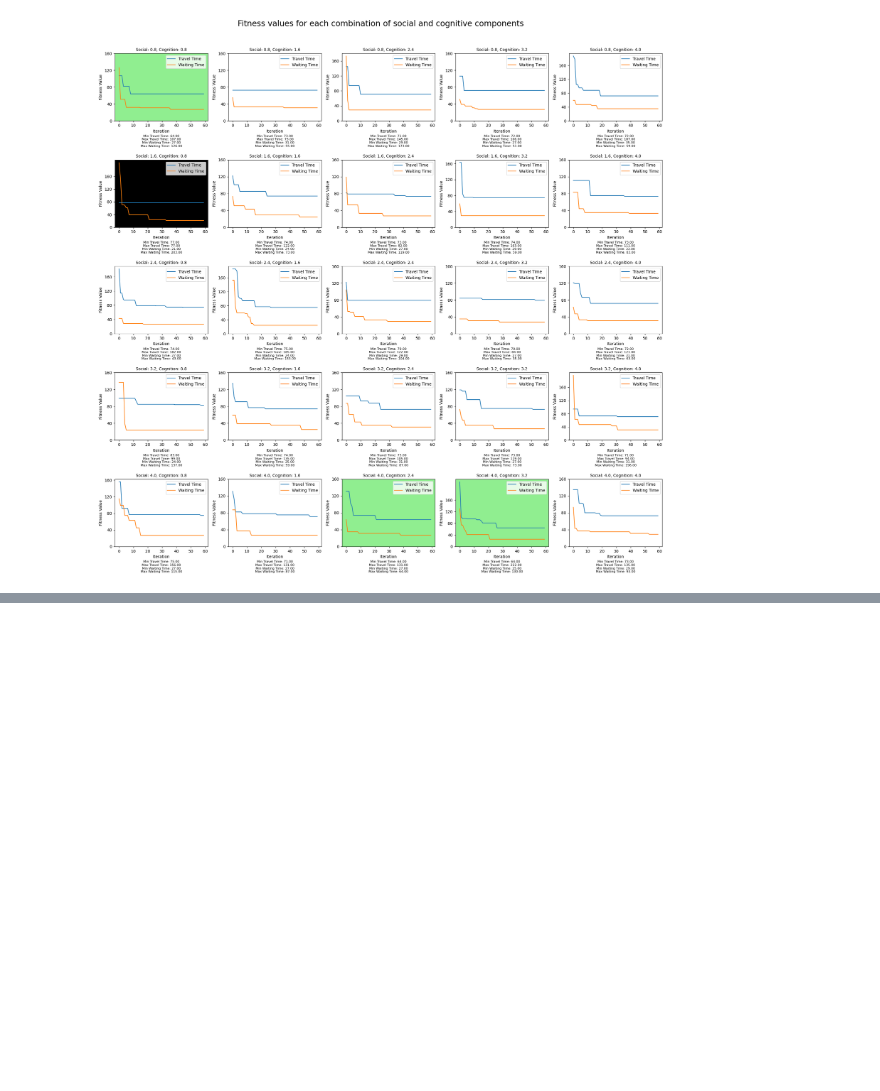
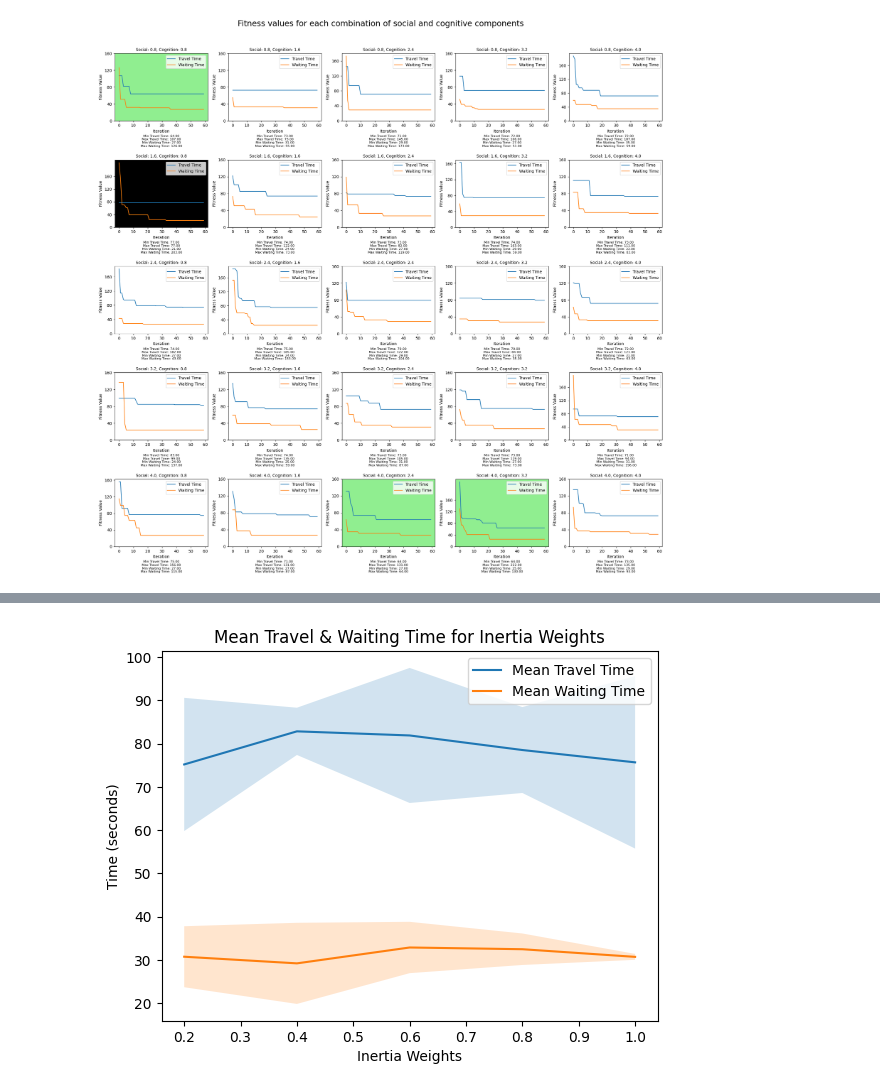
Before and after one commit to Manan-dev/Traffic-Optimization-Project, a Jupyter notebook: notebooks/sim_pso.ipynb, the cells around one changed output, grey strips where cells are left out. Drawn from its saved outputs; the diff is of its cells as text; code cells hidden in the pictures; blank space fills up the shorter version.

```diff
--- a/notebooks/sim_pso.ipynb
+++ b/notebooks/sim_pso.ipynb
@@ -473,0 +609,22 @@ plt.savefig('../plots/social_cognition.png')
+# %%
+inertia_weights_df = pd.read_csv("../data/inertia_weights_combined_data.csv")
+
+mean_travel_time = inertia_weights_df.groupby('Inertia Weights')['Travel Time'].mean()
+std_travel_time = inertia_weights_df.groupby('Inertia Weights')['Travel Time'].std()
+
+mean_waiting_time = inertia_weights_df.groupby('Inertia Weights')['Waiting Time'].mean()
+std_waiting_time = inertia_weights_df.groupby('Inertia Weights')['Waiting Time'].std()
+
+x_values = [0.2, 0.4, 0.6, 0.8, 1.0]
+
+plt.plot(x_values, mean_travel_time, label="Mean Travel Time")
+plt.fill_between(x_values, mean_travel_time - std_travel_time, mean_travel_time + std_travel_time, alpha=0.2)
+plt.plot(x_values, mean_waiting_time, label="Mean Waiting Time")
+plt.fill_between(x_values, mean_waiting_time - std_waiting_time, mean_waiting_time + std_waiting_time, alpha=0.2)
+plt.title('Mean Travel & Waiting Time for Inertia Weights')
+plt.xlabel('Inertia Weights')
+plt.ylabel('Time (seconds)')
+plt.legend()
+plt.show()
+# %% [output]
+[figure, added]
```
Also changed, not shown: parts of 5 cells of this notebook, 4 other files.
